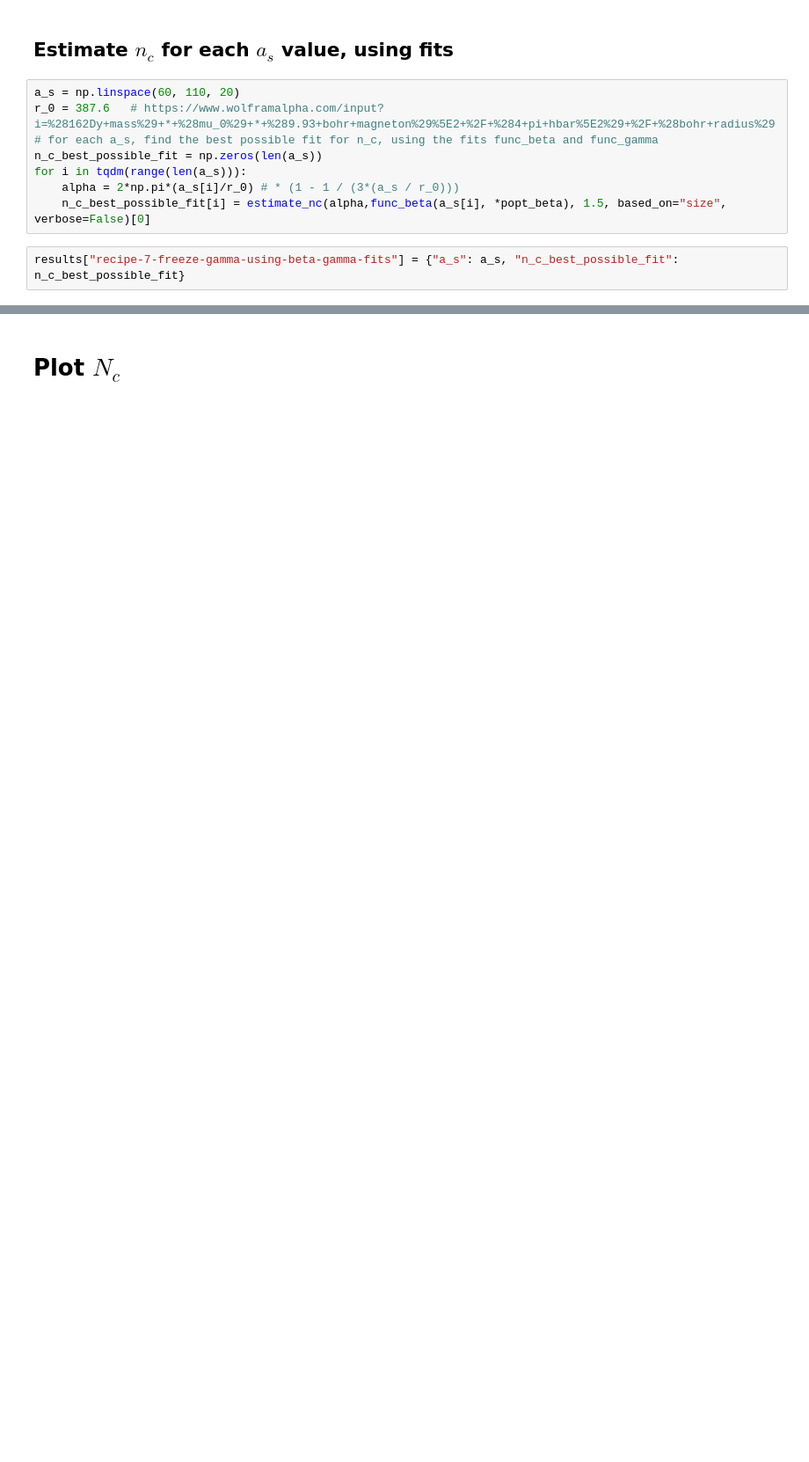
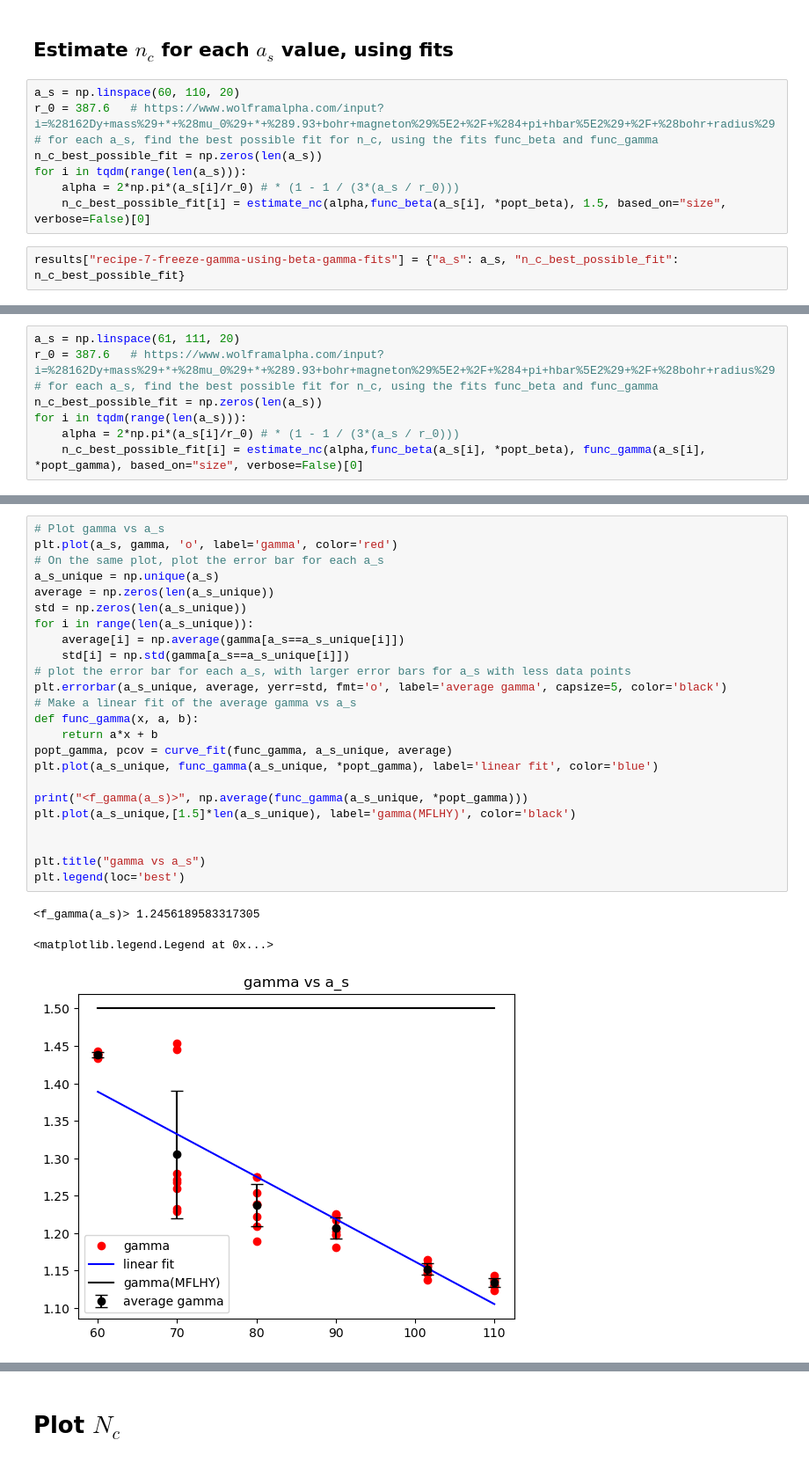
Before and after one commit to viktorcikojevic/dipolar-droplets, a Jupyter notebook: beta-gamma-fit-vs-a_s.ipynb, the cells around one changed output, grey strips where cells are left out. Shown at 88% size. Cells and saved outputs as stored; diff of their text form; blank space fills up the shorter version.

```diff
--- a/beta-gamma-fit-vs-a_s.ipynb
+++ b/beta-gamma-fit-vs-a_s.ipynb
@@ -181,0 +273,8 @@ results["recipe-7-freeze-gamma-using-beta-gamma-fits"] = {"a_s": a_s, "n_c_best_
+# %%
+a_s = np.linspace(61, 111, 20)
+r_0 = 387.6   # https://www.wolframalpha.com/input?i=%28162Dy+mass%29+*+%28mu_0%29+*+%289.93+bohr+magneton%29%5E2+%2F+%284+pi+hbar%5E2%29+%2F+%28bohr+radius%29
+# for each a_s, find the best possible fit for n_c, using the fits func_beta and func_gamma
+n_c_best_possible_fit = np.zeros(len(a_s))
+for i in tqdm(range(len(a_s))):
+    alpha = 2*np.pi*(a_s[i]/r_0) # * (1 - 1 / (3*(a_s / r_0)))
+    n_c_best_possible_fit[i] = estimate_nc(alpha,func_beta(a_s[i], *popt_beta), func_gamma(a_s[i], *popt_gamma), based_on="size", verbose=False)[0]
@@ -181,0 +312,28 @@ results["recipe-7-freeze-gamma-using-beta-gamma-fits"] = {"a_s": a_s, "n_c_best_
+# %%
+# Plot gamma vs a_s
+plt.plot(a_s, gamma, 'o', label='gamma', color='red')
+# On the same plot, plot the error bar for each a_s
+a_s_unique = np.unique(a_s)
+average = np.zeros(len(a_s_unique))
+std = np.zeros(len(a_s_unique))
+for i in range(len(a_s_unique)):
+    average[i] = np.average(gamma[a_s==a_s_unique[i]])
+    std[i] = np.std(gamma[a_s==a_s_unique[i]])
+# plot the error bar for each a_s, with larger error bars for a_s with less data points
+plt.errorbar(a_s_unique, average, yerr=std, fmt='o', label='average gamma', capsize=5, color='black')
+# Make a linear fit of the average gamma vs a_s
+def func_gamma(x, a, b):
+    return a*x + b
+popt_gamma, pcov = curve_fit(func_gamma, a_s_unique, average)
+plt.plot(a_s_unique, func_gamma(a_s_unique, *popt_gamma), label='linear fit', color='blue')
+
+print("<f_gamma(a_s)>", np.average(func_gamma(a_s_unique, *popt_gamma)))
+plt.plot(a_s_unique,[1.5]*len(a_s_unique), label='gamma(MFLHY)', color='black')
+
+
+plt.title("gamma vs a_s")
+plt.legend(loc='best')
+# %% [output]
+<f_gamma(a_s)> 1.2456189583317305
+<matplotlib.legend.Legend at 0x...>
+[figure, added]
```
Also changed, not shown: parts of 24 cells of this notebook, 28 other files.
